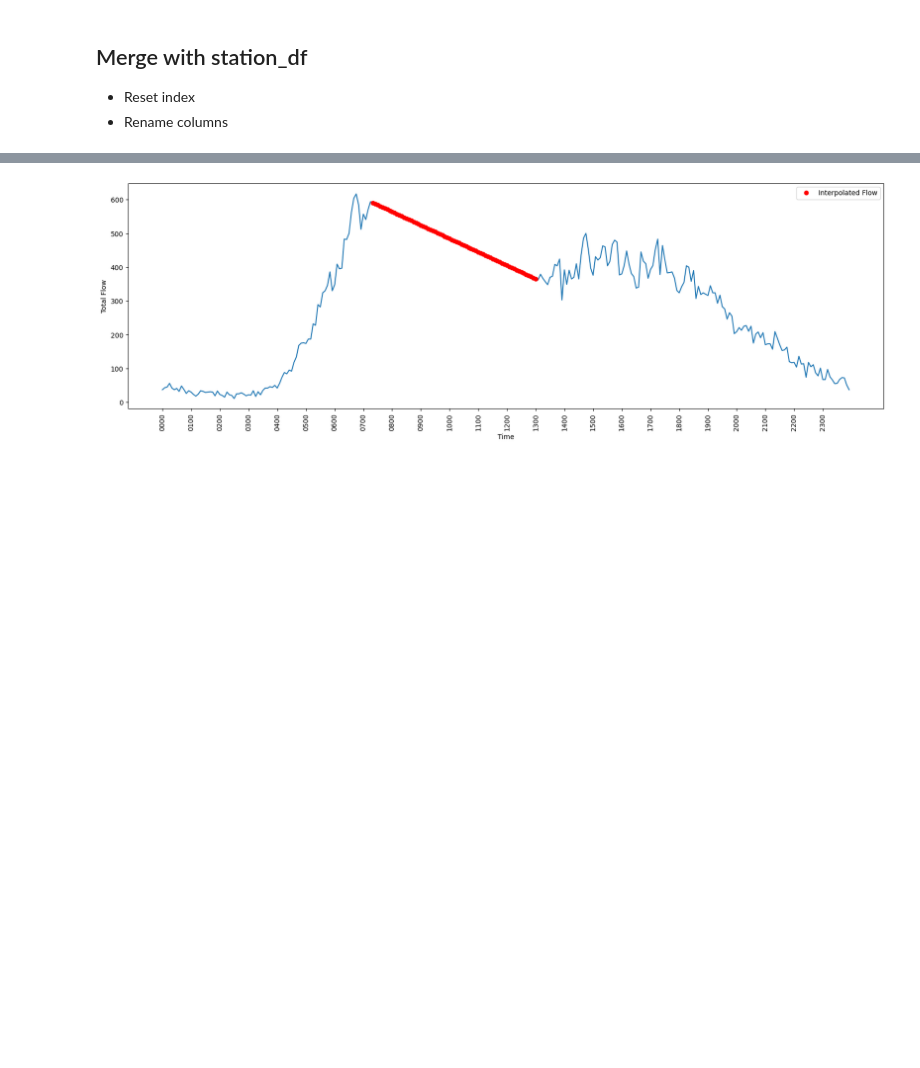
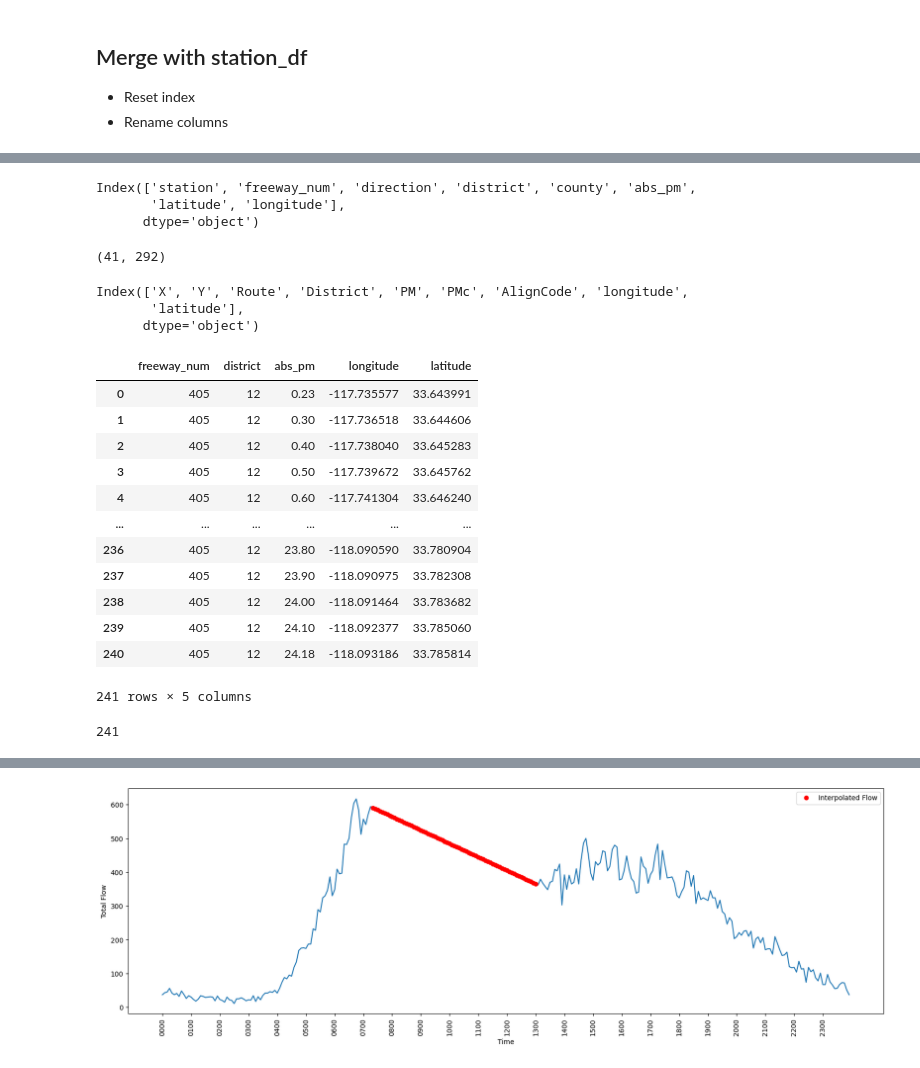
Before and after one commit to yujen-chen/d12-pems-analysis, a Jupyter notebook: rawdata.ipynb, the cells around one changed output, grey strips where cells are left out. Drawn from its saved outputs; the diff is of its cells as text; code cells hidden in the pictures; blank space fills up the shorter version.

```diff
--- a/rawdata.ipynb
+++ b/rawdata.ipynb
@@ -73,6 +87,6 @@ def load_data():
     return raw_flow_df, raw_station_df, raw_pm_df
 # %%
 # load raw data
-df, sdf, pmdf = load_data()
+raw_flowdf, sdf, pmdf = load_data()
 # %% [output]
 Parquet Flow Data Loaded
@@ -469,3 +323,0 @@ pm_raw_df = pd.read_parquet(PM_PARQUET_PATH)
-# %%
-pmdf = pm_raw_df.drop(['X', 'Y'], axis=1)
-pmdf['PM'] = pmdf['PM'].round(2)
@@ -632,0 +324,6 @@ df_405N_ML_interpolated.shape
+# %%
+sdf.columns
+# %% [output]
+Index(['station', 'freeway_num', 'direction', 'district', 'county', 'abs_pm',
+       'latitude', 'longitude'],
+      dtype='object')
@@ -632,0 +346,12 @@ df_405N_ML_interpolated.shape
+# %%
+# merge with station df
+I_405N_ML_merged = merge_with_sdf(I_405N_ML_p, sdf)
+I_405N_ML_merged.shape
+# %% [output]
+(41, 292)
+# %%
+pmdf.columns
+# %% [output]
+Index(['X', 'Y', 'Route', 'District', 'PM', 'PMc', 'AlignCode', 'longitude',
+       'latitude'],
+      dtype='object')
@@ -632,0 +384,21 @@ df_405N_ML_interpolated.shape
+# %%
+I_405N_pm = extract_route_pm(pmdf, 12, 405)
+I_405N_pm
+# %% [output]
+|  | freeway_num | district | abs_pm | longitude | latitude |
+| 0 | 405 | 12 | 0.23 | -117.735577 | 33.643991 |
+| 1 | 405 | 12 | 0.30 | -117.736518 | 33.644606 |
+| 2 | 405 | 12 | 0.40 | -117.738040 | 33.645283 |
+| 3 | 405 | 12 | 0.50 | -117.739672 | 33.645762 |
+| 4 | 405 | 12 | 0.60 | -117.741304 | 33.646240 |
+| ... | ... | ... | ... | ... | ... |
+| 236 | 405 | 12 | 23.80 | -118.090590 | 33.780904 |
+| 237 | 405 | 12 | 23.90 | -118.090975 | 33.782308 |
+| 238 | 405 | 12 | 24.00 | -118.091464 | 33.783682 |
+| 239 | 405 | 12 | 24.10 | -118.092377 | 33.785060 |
+| 240 | 405 | 12 | 24.18 | -118.093186 | 33.785814 |
+241 rows × 5 columns
+# %%
+len(I_405N_pm)
+# %% [output]
+241
```
Also changed, not shown: parts of 83 cells of this notebook, 1 other file.
